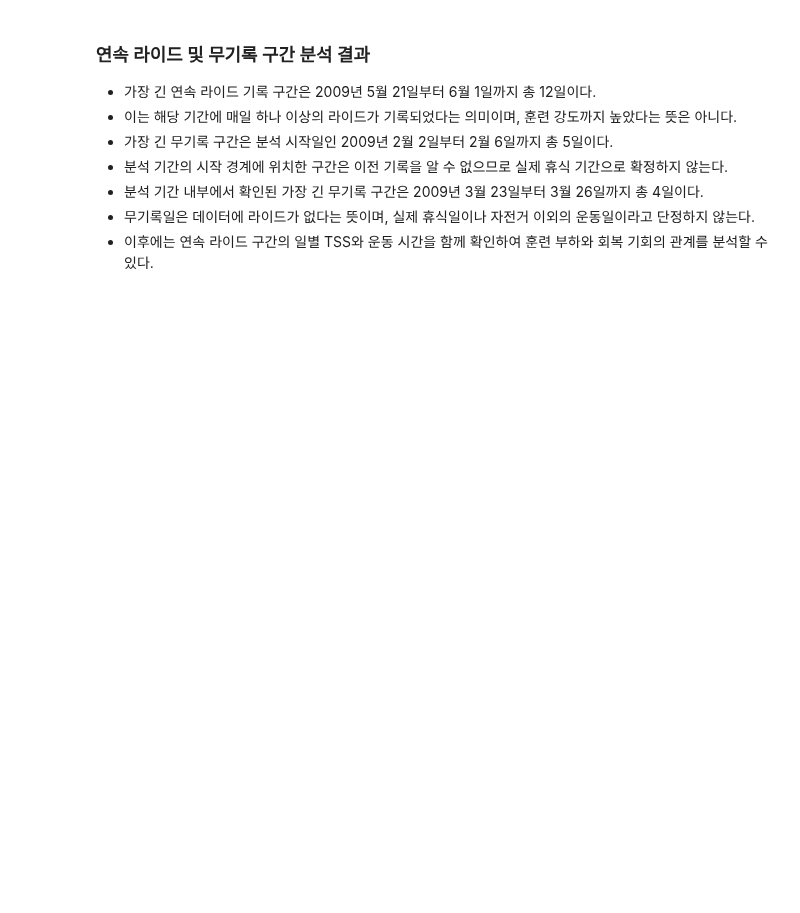
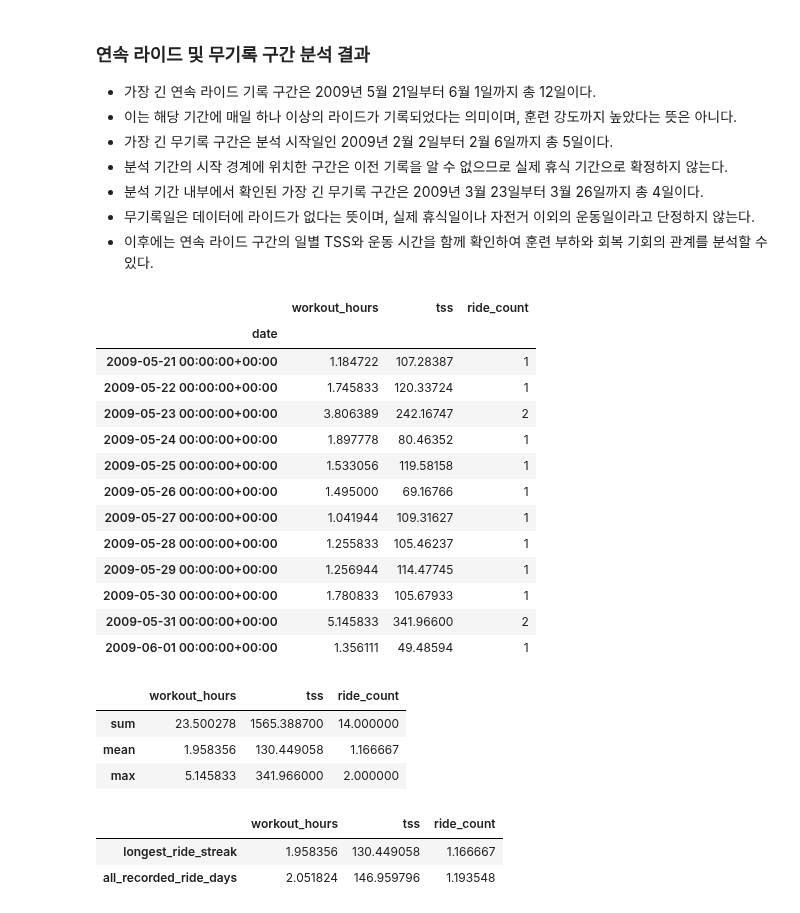
Before and after one commit to jhh0107gsc-hub/cycling, a Jupyter notebook: notebooks/02_training_trends.ipynb, the cells around one changed output. Cells and saved outputs as stored; diff of their text form; code cells hidden in the pictures; blank space fills up the shorter version.

Commit message:
Analyze training load during longest ride streak

```diff
--- a/notebooks/02_training_trends.ipynb
+++ b/notebooks/02_training_trends.ipynb
@@ -896,3 +896,76 @@ longest_no_ride_streaks_df
 - 분석 기간 내부에서 확인된 가장 긴 무기록 구간은 2009년 3월 23일부터 3월 26일까지 총 4일이다.
 - 무기록일은 데이터에 라이드가 없다는 뜻이며, 실제 휴식일이나 자전거 이외의 운동일이라고 단정하지 않는다.
 - 이후에는 연속 라이드 구간의 일별 TSS와 운동 시간을 함께 확인하여 훈련 부하와 회복 기회의 관계를 분석할 수 있다.
+# %%
+longest_ride_streak = longest_ride_streaks_df.iloc[0]
+
+longest_ride_streak_daily_df = daily_training_df.loc[
+    longest_ride_streak["start_date"]:
+    longest_ride_streak["end_date"],
+    [
+        "workout_hours",
+        "tss",
+        "ride_count",
+    ],
+]
+
+longest_ride_streak_daily_df
+# %% [output]
+|  | workout_hours | tss | ride_count |
+| date |  |  |  |
+| 2009-05-21 00:00:00+00:00 | 1.184722 | 107.28387 | 1 |
+| 2009-05-22 00:00:00+00:00 | 1.745833 | 120.33724 | 1 |
+| 2009-05-23 00:00:00+00:00 | 3.806389 | 242.16747 | 2 |
+| 2009-05-24 00:00:00+00:00 | 1.897778 | 80.46352 | 1 |
+| 2009-05-25 00:00:00+00:00 | 1.533056 | 119.58158 | 1 |
+| 2009-05-26 00:00:00+00:00 | 1.495000 | 69.16766 | 1 |
+| 2009-05-27 00:00:00+00:00 | 1.041944 | 109.31627 | 1 |
+| 2009-05-28 00:00:00+00:00 | 1.255833 | 105.46237 | 1 |
+| 2009-05-29 00:00:00+00:00 | 1.256944 | 114.47745 | 1 |
+| 2009-05-30 00:00:00+00:00 | 1.780833 | 105.67933 | 1 |
+| 2009-05-31 00:00:00+00:00 | 5.145833 | 341.96600 | 2 |
+| 2009-06-01 00:00:00+00:00 | 1.356111 | 49.48594 | 1 |
+# %%
+longest_ride_streak_summary_df = (
+    longest_ride_streak_daily_df
+    .agg(
+        [
+            "sum",
+            "mean",
+            "max",
+        ]
+    )
+)
+
+longest_ride_streak_summary_df
+# %% [output]
+|  | workout_hours | tss | ride_count |
+| sum | 23.500278 | 1565.388700 | 14.000000 |
+| mean | 1.958356 | 130.449058 | 1.166667 |
+| max | 5.145833 | 341.966000 | 2.000000 |
+# %%
+recorded_ride_days_df = daily_training_df.loc[
+    daily_training_df["has_recorded_ride"],
+    [
+        "workout_hours",
+        "tss",
+        "ride_count",
+    ],
+]
+
+daily_mean_comparison_df = pd.DataFrame(
+    {
+        "longest_ride_streak": (
+            longest_ride_streak_daily_df.mean()
+        ),
+        "all_recorded_ride_days": (
+            recorded_ride_days_df.mean()
+        ),
+    }
+).T
+
+daily_mean_comparison_df
+# %% [output]
+|  | workout_hours | tss | ride_count |
+| longest_ride_streak | 1.958356 | 130.449058 | 1.166667 |
+| all_recorded_ride_days | 2.051824 | 146.959796 | 1.193548 |
```
Also changed, not shown: parts of 3 cells of this notebook.
